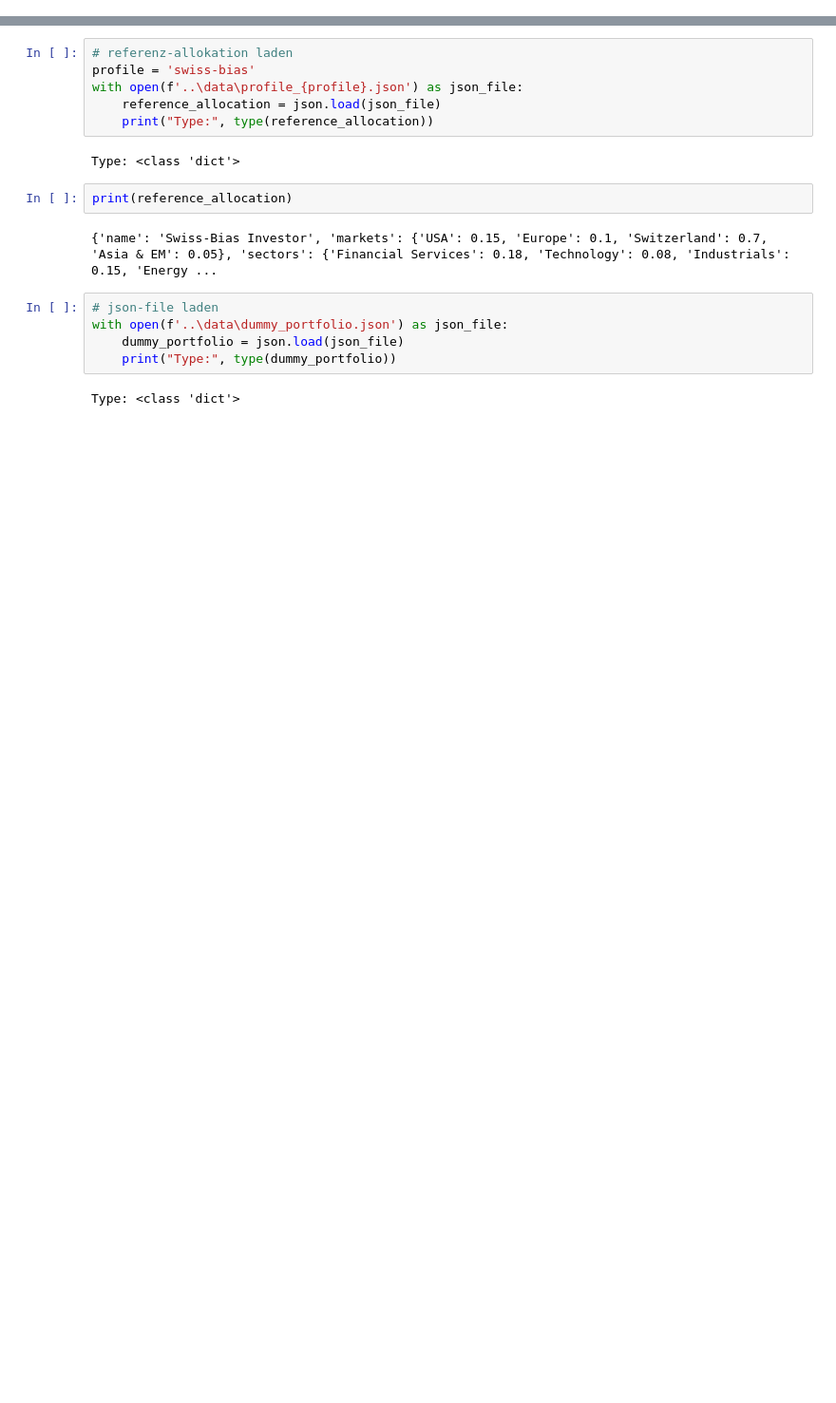
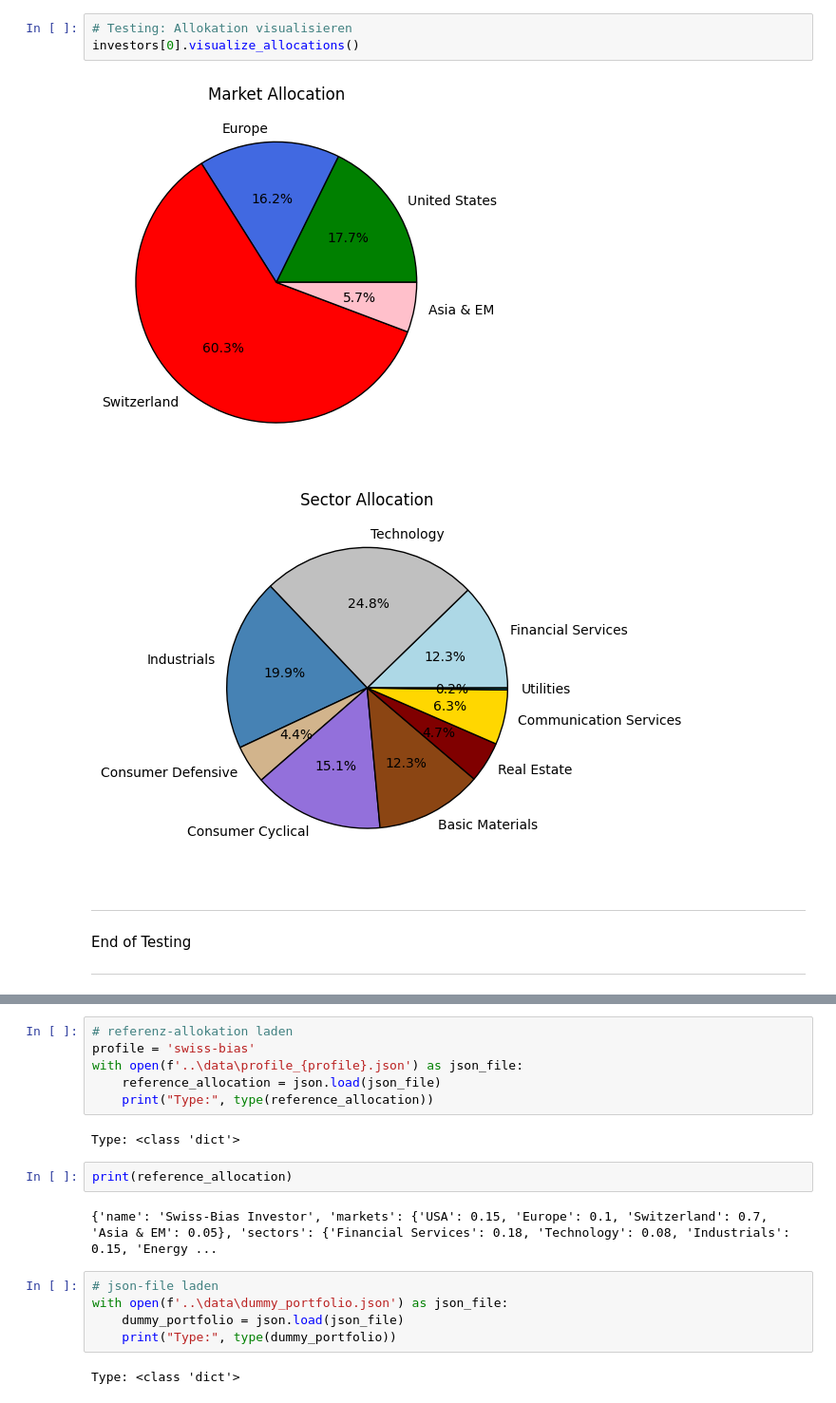
Before and after one commit to glaand/personal-investment-recommender, a Jupyter notebook: analysis/raffi_test.ipynb, the cells around one changed output, grey strips where cells are left out. Shown at 95% size. Saved outputs shown, nothing was run; the diff lists cells and outputs as text; blank space fills up the shorter version.

Commit message:
class investor almost complete

```diff
--- a/analysis/raffi_test.ipynb
+++ b/analysis/raffi_test.ipynb
@@ -87,0 +391,10 @@ investors[0]._id
+# %%
+# Testing: Allokation visualisieren
+investors[0].visualize_allocations()
+# %% [output]
+[figure, added]
+[figure, added]
+# %% [markdown]
+__________
+End of Testing
+__________
```
Also changed, not shown: parts of 38 cells of this notebook.
